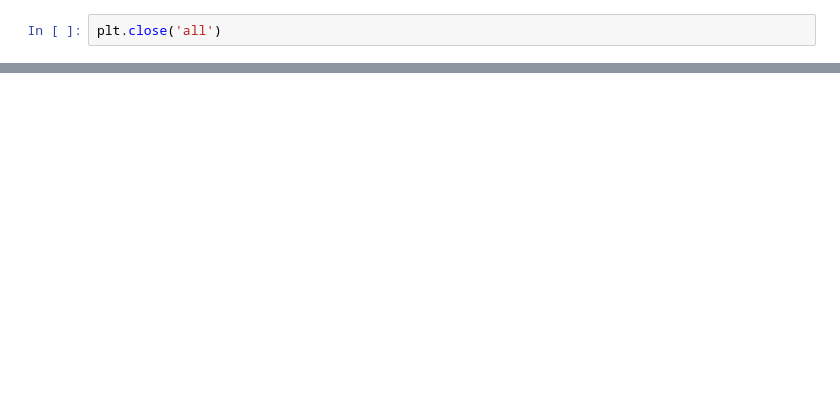
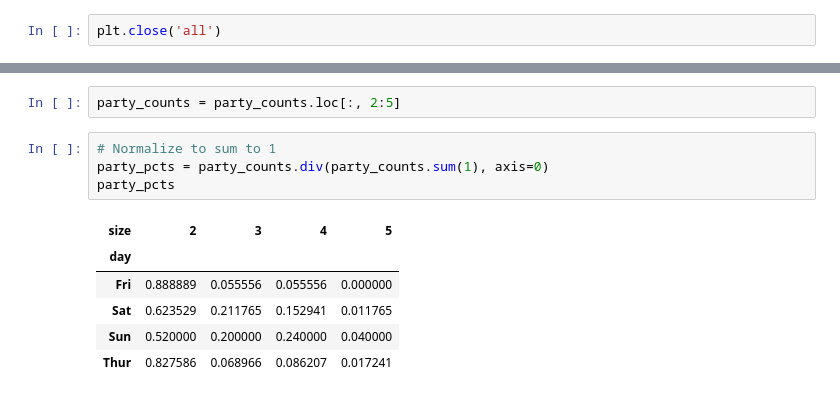
Before and after one commit to Jimmyli-MXIC/pydata-book, a Jupyter notebook: MyCh8_绘图和可视化.ipynb, the cells around one changed output, grey strips where cells are left out. Saved outputs shown, nothing was run; the diff lists cells and outputs as text; blank space fills up the shorter version.

```diff
--- a/MyCh8_绘图和可视化.ipynb
+++ b/MyCh8_绘图和可视化.ipynb
@@ -216,0 +235,13 @@ Text(0.78,0.818367,'Peakvalue')
+# %%
+party_counts = party_counts.loc[:, 2:5]
+# %%
+# Normalize to sum to 1
+party_pcts = party_counts.div(party_counts.sum(1), axis=0)
+party_pcts
+# %% [output]
+| size | 2 | 3 | 4 | 5 |
+| day |  |  |  |  |
+| Fri | 0.888889 | 0.055556 | 0.055556 | 0.000000 |
+| Sat | 0.623529 | 0.211765 | 0.152941 | 0.011765 |
+| Sun | 0.520000 | 0.200000 | 0.240000 | 0.040000 |
+| Thur | 0.827586 | 0.068966 | 0.086207 | 0.017241 |
```
Also changed, not shown: parts of 48 cells of this notebook.
